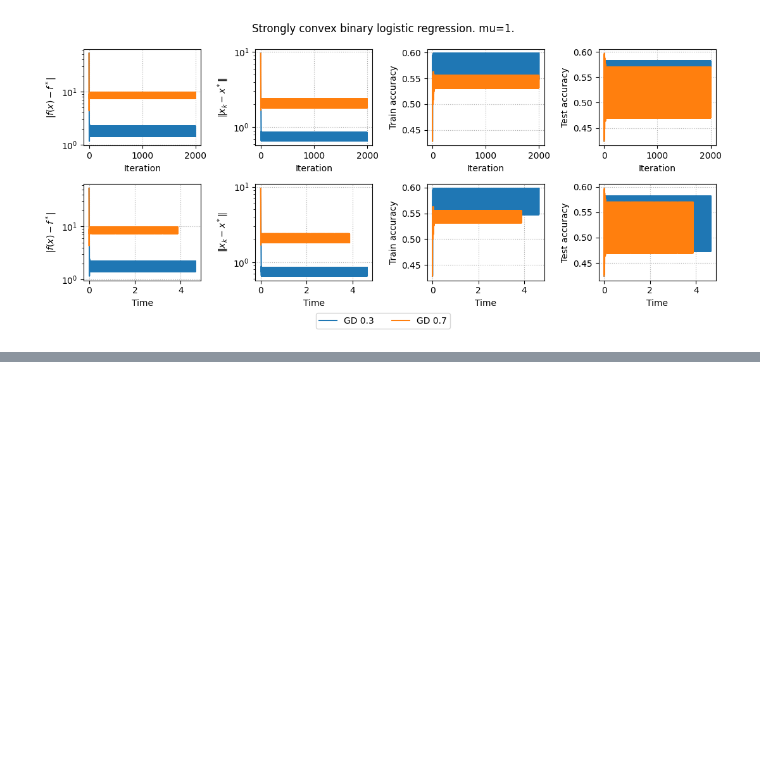
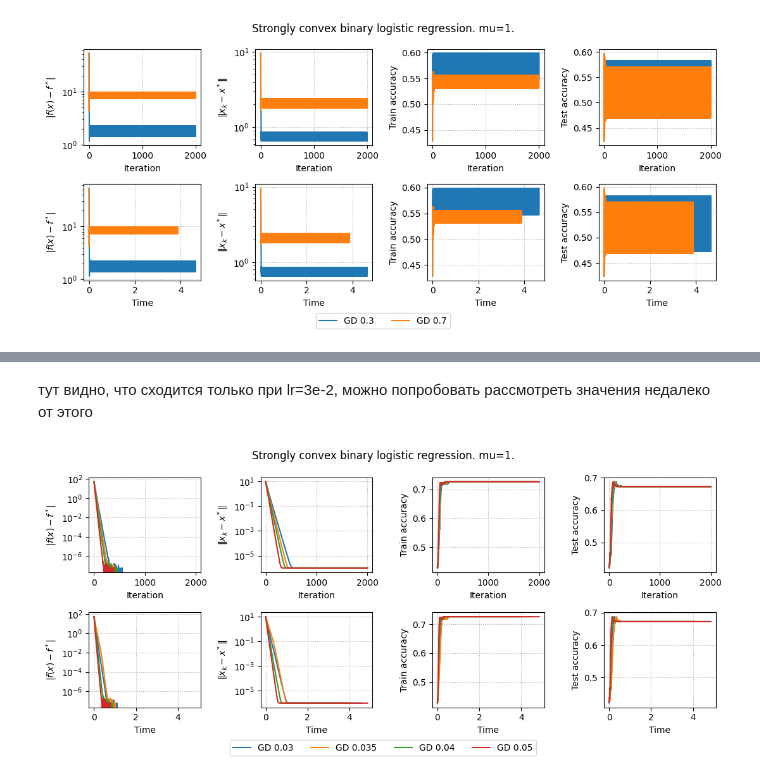
Before and after one commit to ninakrivulets/BioInf-1, a Jupyter notebook: assets/Notebooks/Hessian_free_Newton.ipynb, the cells around one changed output, grey strips where cells are left out. Saved outputs shown, nothing was run; the diff lists cells and outputs as text; code cells hidden in the pictures; blank space fills up the shorter version.

```diff
--- a/assets/Notebooks/Hessian_free_Newton.ipynb
+++ b/assets/Notebooks/Hessian_free_Newton.ipynb
@@ -384,0 +455,35 @@ plot_results(results, params)
+# %% [markdown]
+тут видно, что сходится только при lr=3e-2, можно попробовать рассмотреть значения недалеко от этого
+# %%
+params = {
+    "mu": 1,
+    "m": 1000,
+    "n": 100,
+    "methods": [
+        {
+            "method": "GD",
+            "learning_rate": 3e-2,
+            "iterations": 2000,
+        },
+        {
+            "method": "GD",
+            "learning_rate": 0.035,
+            "iterations": 2000,
+        },
+        {
+            "method": "GD",
+            "learning_rate": 4e-2,
+            "iterations": 2000,
+        },
+        {
+            "method": "GD",
+            "learning_rate": 5e-2,
+            "iterations": 2000,
+        },
+    ]
+}
+
+results, params = run_experiments(params)
+plot_results(results, params)
+# %% [output]
+[figure, added]
```
Also changed, not shown: parts of 18 cells of this notebook.
